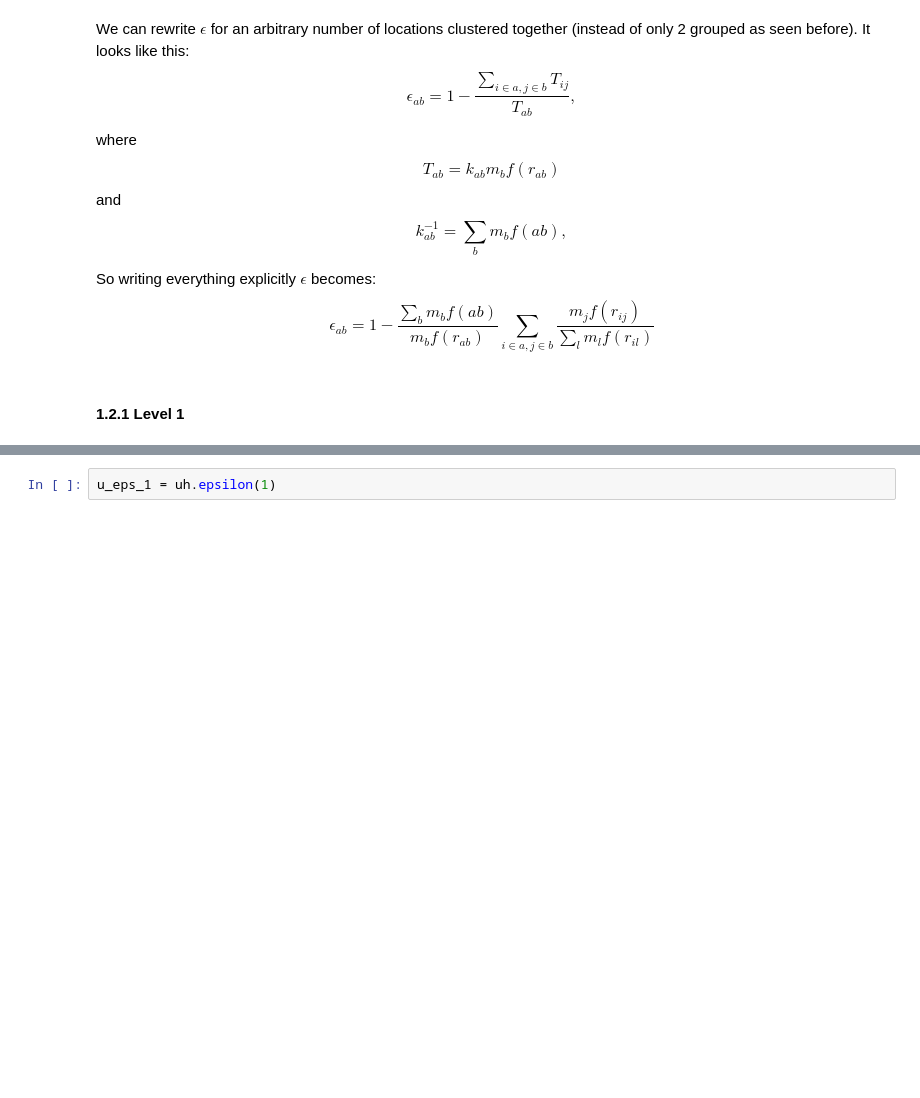
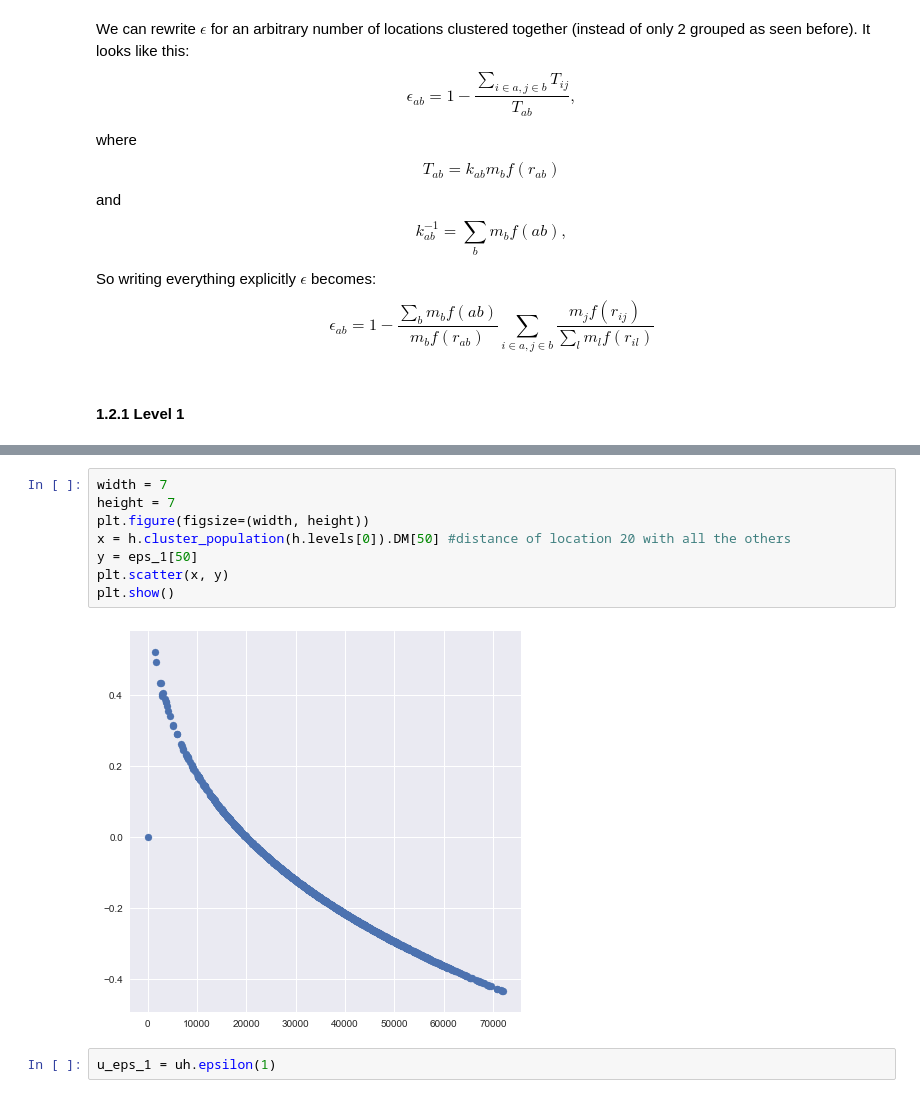
Before and after one commit to jbremz/human_mob, a Jupyter notebook: Notebooks/Ilaria's Log/Week 13.ipynb, the cells around one changed output, grey strips where cells are left out. Drawn from its saved outputs; the diff is of its cells as text; blank space fills up the shorter version.

```diff
--- a/Notebooks/Ilaria's Log/Week 13.ipynb
+++ b/Notebooks/Ilaria's Log/Week 13.ipynb
@@ -88,3 +84,13 @@ NameError: name 'u_h' is not defined
+# %%
+width = 7
+height = 7
+plt.figure(figsize=(width, height))
+x = h.cluster_population(h.levels[0]).DM[50] #distance of location 20 with all the others
+y = eps_1[50]
+plt.scatter(x, y)
+plt.show()
+# %% [output]
+[figure, added]
 # %%
 u_eps_1 = uh.epsilon(1)
 # %% [output]
```
Also changed, not shown: parts of 18 cells of this notebook, 1 other file.
